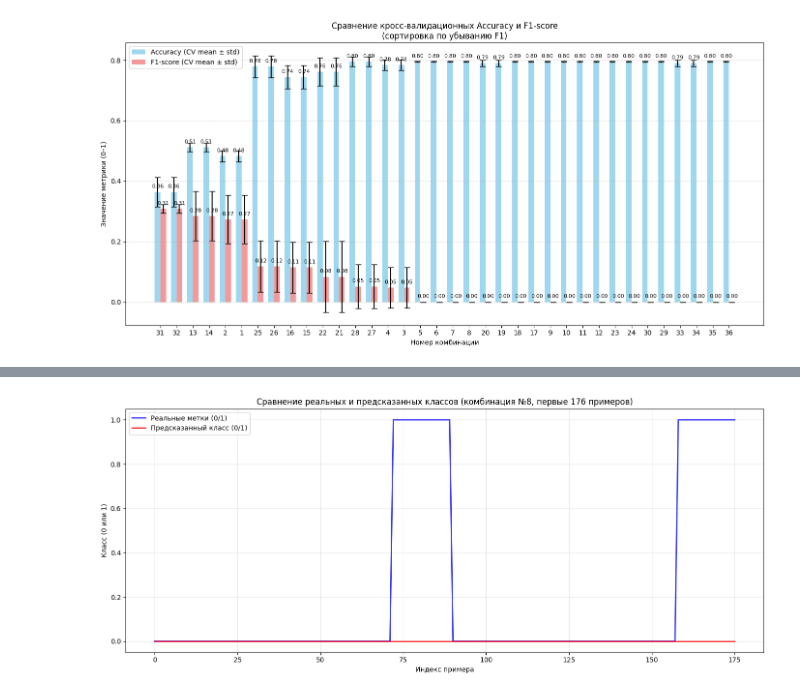
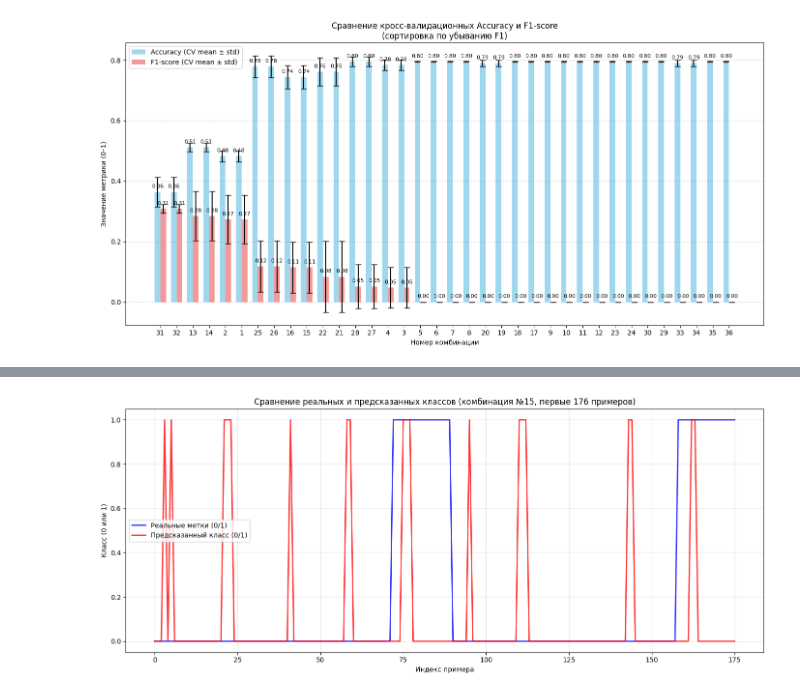
Before and after one commit to Bexaric/LB3_ML_Yakushev, a Jupyter notebook: notebook/LB3_Jupyter.ipynb, the cells around one changed output, grey strips where cells are left out. Saved outputs shown, nothing was run; the diff lists cells and outputs as text; code cells hidden in the pictures.

```diff
--- a/notebook/LB3_Jupyter.ipynb
+++ b/notebook/LB3_Jupyter.ipynb
@@ -375,79 +376,4 @@ hidden_layer_sizes=(10, 5), activation=relu, solver=adam, max_iter=5000
 # %%
-import ast
-import matplotlib.pyplot as plt
-import numpy as np
-from sklearn.neural_network import MLPClassifier
-
-# ------------------- Функция построения графика по номеру комбинации -------------------
-def plot_model_by_combo_id(combo_id, df_results, data_x, data_y, random_state):
-    """
-    Обучает MLPClassifier с гиперпараметрами, соответствующими combo_id,
-    и строит график реальных и предсказанных классов.
-
-    Параметры:
-        combo_id (int): номер комбинации из df_results['combo_id']
-        df_results (pd.DataFrame): результаты перебора гиперпараметров
-        data_x (np.array): матрица признаков
-        data_y (np.array): вектор целевых меток (0/1)
-        random_state (int): зерно случайности
-    """
-    # Находим строку с нужным combo_id
-    selected_row = df_results[df_results['combo_id'] == combo_id]
-    if selected_row.empty:
-        print(f"Ошибка: комбинация с номером {combo_id} не найдена!")
-        return
-
-    row = selected_row.iloc[0]
-
-    # Извлекаем гиперпараметры
-    hls = ast.literal_eval(row['hidden_layer_sizes'])
-    act = row['activation']
-    solv = row['solver']
-    max_it = row['max_iter']
-
-    print(f"\n=== Комбинация №{combo_id} ===")
-    print(f"hidden_layer_sizes = {hls}")
-    print(f"activation = {act}")
-    print(f"solver = {solv}")
-    print(f"max_iter = {max_it}")
-    print(f"CV Accuracy: {row['cv_mean_accuracy']:.4f} ± {row['cv_std_accuracy']:.4f}")
-    print(f"CV F1-score: {row['cv_mean_f1']:.4f} ± {row['cv_std_f1']:.4f}")
-
-    # Создаём и обучаем модель
-    mlp = MLPClassifier(
-        hidden_layer_sizes=hls,
-        activation=act,
-        solver=solv,
-        max_iter=max_it,
-        random_state=random_state,
-        early_stopping=True if solv == 'adam' else False,
-        n_iter_no_change=10,
-        validation_fraction=0.1
-    )
-    mlp.fit(data_x, data_y)
-
-    # Предсказания
-    y_pred_class = mlp.predict(data_x)
-
-    # Построение графика
-    plt.figure(figsize=(14, 6))
-
-    n_show = min(1000, len(data_y))
-    indices = np.arange(n_show)
-
-    plt.plot(indices, data_y[:n_show], label='Реальные метки (0/1)',
-             color='blue', linewidth=2, alpha=0.8)
-    plt.plot(indices, y_pred_class[:n_show], label='Предсказанный класс (0/1)',
-             color='red', linewidth=2, alpha=0.8)
-
-    plt.xlabel('Индекс примера')
-    plt.ylabel('Класс (0 или 1)')
-    plt.title(f'Сравнение реальных и предсказанных классов (комбинация №{combo_id}, первые {n_show} примеров)')
-    plt.legend()
-    plt.grid(True, alpha=0.3)
-    plt.tight_layout()
-    plt.show()
-
-user_combo = 8
-plot_model_by_combo_id(user_combo, df_results, data_x, data_y, random_state)
+number_param = 15
+plot_model_by_combo_id(number_param, df_results, data_x, data_y, random_state)
 # %% [output]
@@ -461 +383 @@ CV F1-score: 0.0000 ± 0.0000
-[figure, old version]
+[figure, new version]
```
Also changed, not shown: parts of 22 cells of this notebook.
